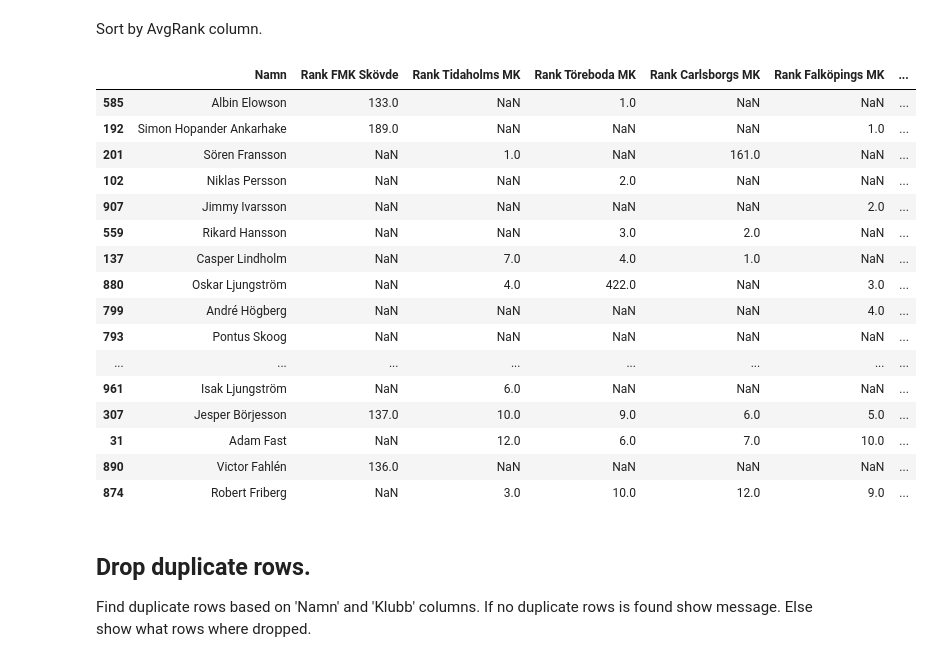
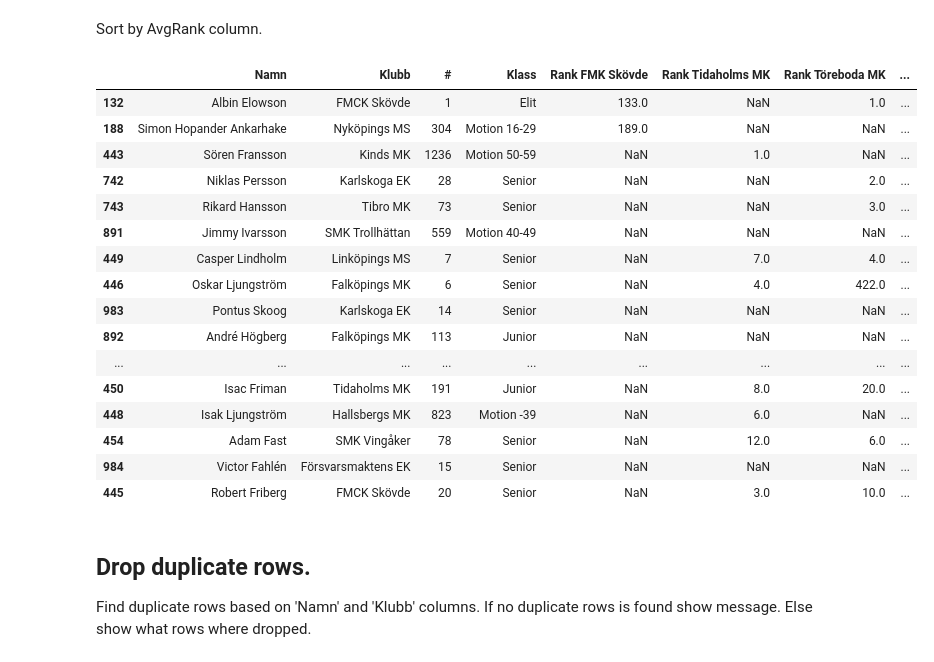
Before and after one commit to RobertAhlin/emx-seeder, a Jupyter notebook: 02 SortRiderAverageLapTimes.ipynb, the cells around one changed output. Drawn from its saved outputs; the diff is of its cells as text; code cells hidden in the pictures.

```diff
--- a/02 SortRiderAverageLapTimes.ipynb
+++ b/02 SortRiderAverageLapTimes.ipynb
@@ -281,0 +291,33 @@ ranked_dataframe.head(-10)
+# %%
+# Initialize a dictionary to hold data for each unique combination of Namn, #, and Klubb
+unique_entries = {}
+
+# Iterate through sorted_dataframes
+for idx, (key, df) in enumerate(sorted_dataframes.items(), start=1):
+    col_name = df.columns[0]
+    # Loop through each row in the dataframe
+    for index, row in df.iterrows():
+        # Create a unique identifier for the combination of Namn, #, and Klubb
+        key = (row['Namn'], row['#'], row['Klubb'])
+
+        # If the key already exists, update the ranking values for the current dataframe
+        if key in unique_entries:
+            for col in df.columns:
+                if col.startswith('Rank'):
+                    unique_entries[key][f'Rank {col_name}'] = min(unique_entries[key].get(f'Rank {col_name}', float('inf')), row[col])
+        else:
+            # If the key does not exist, create a new entry
+            new_entry = {'Namn': row['Namn'], 'Klubb': row['Klubb'], '#': row['#'], 'Klass': row['Klass']}
+            for col in df.columns:
+                if col.startswith('Rank'):
+                    new_entry[f'Rank {col_name}'] = row[col]
+            unique_entries[key] = new_entry
+
+# Create a dataframe from the unique_entries dictionary
+ranked_dataframe = pd.DataFrame(list(unique_entries.values()))
+
+# Sort the dataframe by 'Namn' or any other desired column
+ranked_dataframe.sort_values(by='Namn', inplace=True)
+
+# Display the resulting ranked_dataframe
+ranked_dataframe.head(-10)
@@ -314,26 +370,26 @@ ranked_dataframe.head(10)
 # %% [markdown]
 Sort by AvgRank column.
 # %%
-ranked_dataframe = ranked_dataframe.sort_values(by='AvgRank')
+ranked_dataframe = ranked_dataframe.sort_values(by=['AvgRank', '#'])
 ranked_dataframe.head(20)
 # %% [output]
-|  | Namn | Rank FMK Skövde | Rank Tidaholms MK | Rank Töreboda MK | Rank Carlsborgs MK | Rank Falköpings MK | ... |
-| 585 | Albin Elowson | 133.0 | NaN | 1.0 | NaN | NaN | ... |
-| 192 | Simon Hopander Ankarhake | 189.0 | NaN | NaN | NaN | 1.0 | ... |
-| 201 | Sören Fransson | NaN | 1.0 | NaN | 161.0 | NaN | ... |
-| 102 | Niklas Persson | NaN | NaN | 2.0 | NaN | NaN | ... |
-| 907 | Jimmy Ivarsson | NaN | NaN | NaN | NaN | 2.0 | ... |
-| 559 | Rikard Hansson | NaN | NaN | 3.0 | 2.0 | NaN | ... |
-| 137 | Casper Lindholm | NaN | 7.0 | 4.0 | 1.0 | NaN | ... |
-| 880 | Oskar Ljungström | NaN | 4.0 | 422.0 | NaN | 3.0 | ... |
-| 799 | André Högberg | NaN | NaN | NaN | NaN | 4.0 | ... |
-| 793 | Pontus Skoog | NaN | NaN | NaN | NaN | NaN | ... |
-| ... | ... | ... | ... | ... | ... | ... | ... |
-| 961 | Isak Ljungström | NaN | 6.0 | NaN | NaN | NaN | ... |
-| 307 | Jesper Börjesson | 137.0 | 10.0 | 9.0 | 6.0 | 5.0 | ... |
-| 31 | Adam Fast | NaN | 12.0 | 6.0 | 7.0 | 10.0 | ... |
-| 890 | Victor Fahlén | 136.0 | NaN | NaN | NaN | NaN | ... |
-| 874 | Robert Friberg | NaN | 3.0 | 10.0 | 12.0 | 9.0 | ... |
+|  | Namn | Klubb | # | Klass | Rank FMK Skövde | Rank Tidaholms MK | Rank Töreboda MK | ... |
+| 132 | Albin Elowson | FMCK Skövde | 1 | Elit | 133.0 | NaN | 1.0 | ... |
+| 188 | Simon Hopander Ankarhake | Nyköpings MS | 304 | Motion 16-29 | 189.0 | NaN | NaN | ... |
+| 443 | Sören Fransson | Kinds MK | 1236 | Motion 50-59 | NaN | 1.0 | NaN | ... |
+| 742 | Niklas Persson | Karlskoga EK | 28 | Senior | NaN | NaN | 2.0 | ... |
+| 743 | Rikard Hansson | Tibro MK | 73 | Senior | NaN | NaN | 3.0 | ... |
+| 891 | Jimmy Ivarsson | SMK Trollhättan | 559 | Motion 40-49 | NaN | NaN | NaN | ... |
+| 449 | Casper Lindholm | Linköpings MS | 7 | Senior | NaN | 7.0 | 4.0 | ... |
+| 446 | Oskar Ljungström | Falköpings MK | 6 | Senior | NaN | 4.0 | 422.0 | ... |
+| 983 | Pontus Skoog | Karlskoga EK | 14 | Senior | NaN | NaN | NaN | ... |
+| 892 | André Högberg | Falköpings MK | 113 | Junior | NaN | NaN | NaN | ... |
+| ... | ... | ... | ... | ... | ... | ... | ... | ... |
+| 450 | Isac Friman | Tidaholms MK | 191 | Junior | NaN | 8.0 | 20.0 | ... |
+| 448 | Isak Ljungström | Hallsbergs MK | 823 | Motion -39 | NaN | 6.0 | NaN | ... |
+| 454 | Adam Fast | SMK Vingåker | 78 | Senior | NaN | 12.0 | 6.0 | ... |
+| 984 | Victor Fahlén | Försvarsmaktens EK | 15 | Senior | NaN | NaN | NaN | ... |
+| 445 | Robert Friberg | FMCK Skövde | 20 | Senior | NaN | 3.0 | 10.0 | ... |
 # %% [markdown]
 ## Drop duplicate rows.
 Find duplicate rows based on 'Namn' and 'Klubb' columns.
```
Also changed, not shown: parts of 5 cells of this notebook, 3 other files.
